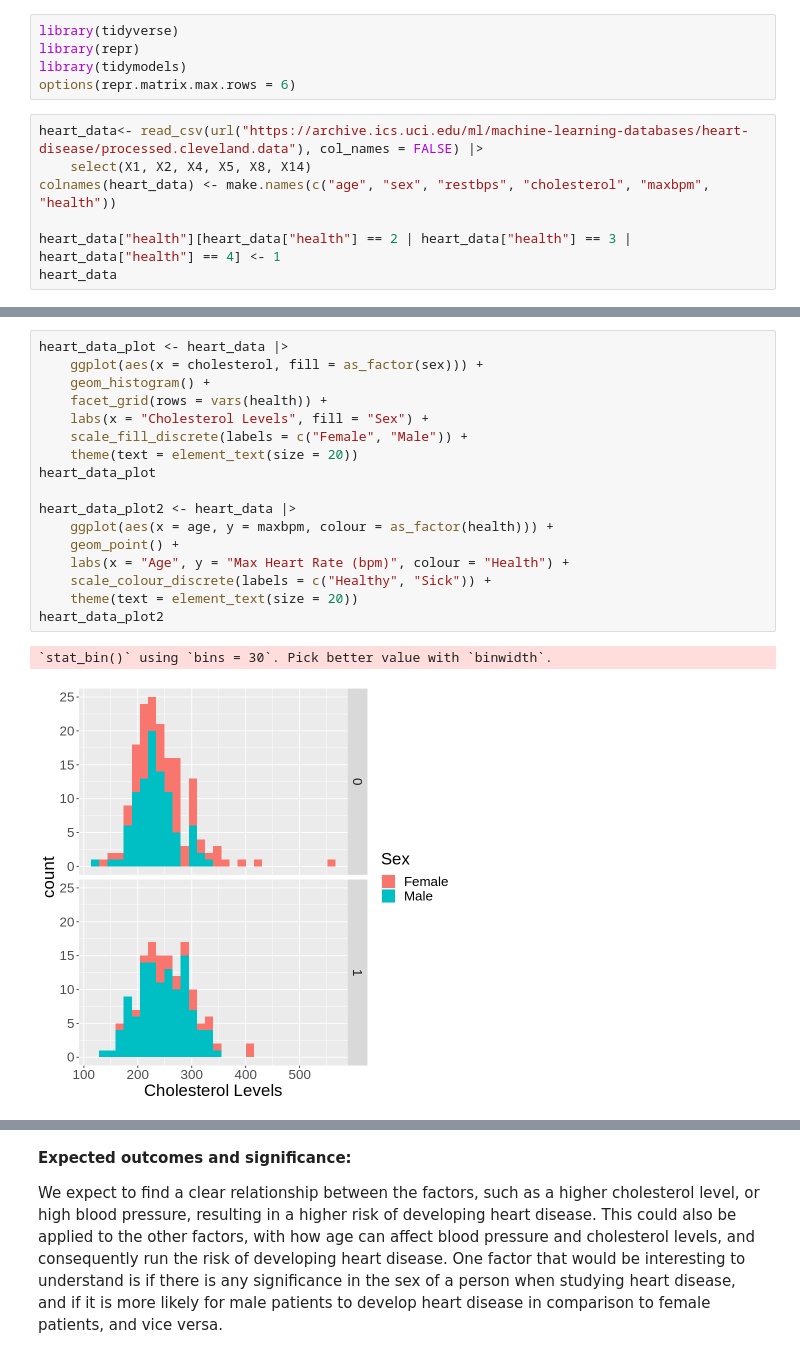
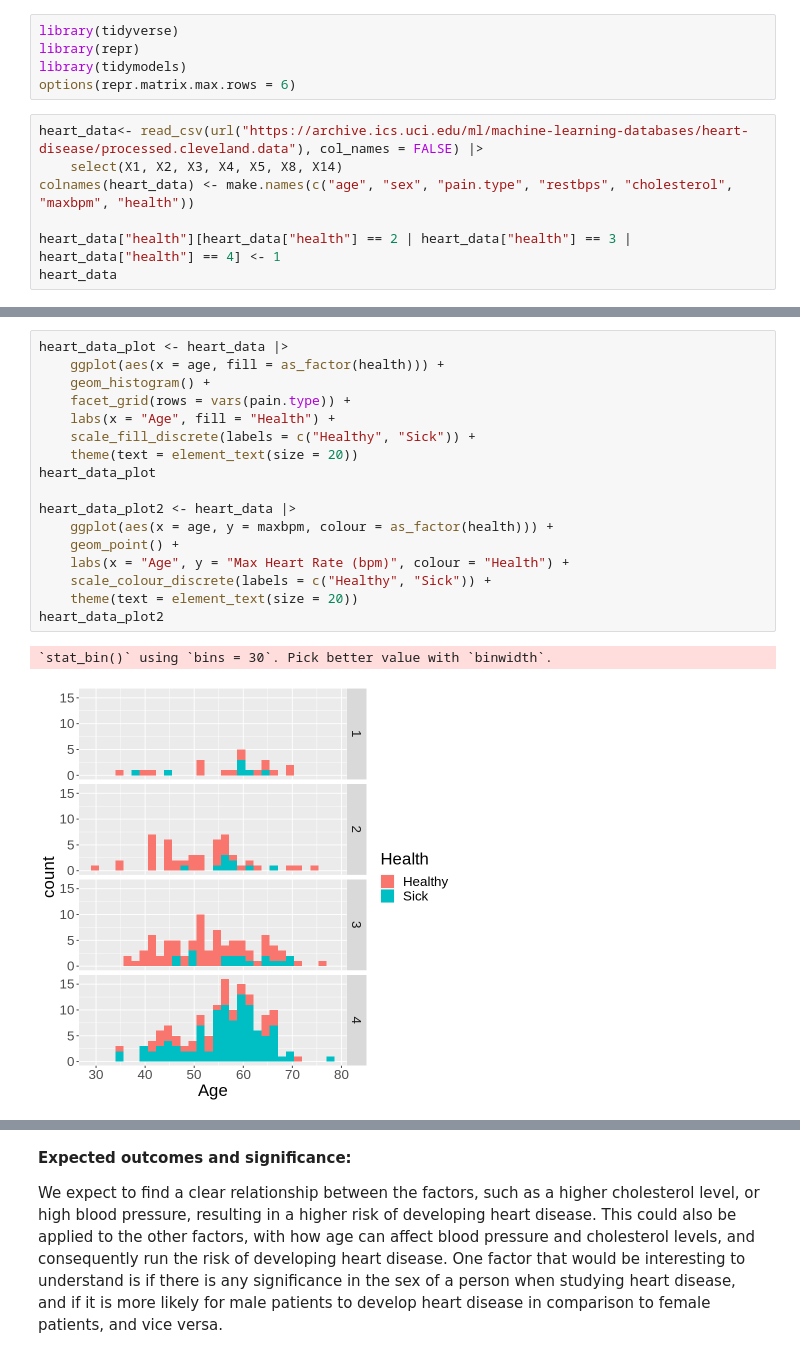
Before and after one commit to Sparsh-I/dsci-group-38, a Jupyter notebook: group_proposal.ipynb, the cells around one changed output, grey strips where cells are left out. Drawn from its saved outputs; the diff is of its cells as text.

```diff
--- a/group_proposal.ipynb
+++ b/group_proposal.ipynb
@@ -31,8 +29,8 @@ library(tidymodels)
 options(repr.matrix.max.rows = 6)
 # %%
 heart_data<- read_csv(url("https://archive.ics.uci.edu/ml/machine-learning-databases/heart-disease/processed.cleveland.data"), col_names = FALSE) |>
-    select(X1, X2, X4, X5, X8, X14)
-colnames(heart_data) <- make.names(c("age", "sex", "restbps", "cholesterol", "maxbpm", "health"))
+    select(X1, X2, X3, X4, X5, X8, X14)
+colnames(heart_data) <- make.names(c("age", "sex", "pain.type", "restbps", "cholesterol", "maxbpm", "health"))
 
 heart_data["health"][heart_data["health"] == 2 | heart_data["health"] == 3 | heart_data["health"] == 4] <- 1
 heart_data
@@ -58,23 +56,23 @@ A tibble: 303 × 6
 # %%
 heart_data_plot <- heart_data |>
-    ggplot(aes(x = cholesterol, fill = as_factor(sex))) +
+    ggplot(aes(x = age, fill = as_factor(health))) +
     geom_histogram() +
-    facet_grid(rows = vars(health)) +
-    labs(x = "Cholesterol Levels", fill = "Sex") +
-    scale_fill_discrete(labels = c("Female", "Male")) +
+    facet_grid(rows = vars(pain.type)) +
+    labs(x = "Age", fill = "Health") +
+    scale_fill_discrete(labels = c("Healthy", "Sick")) +
     theme(text = element_text(size = 20))
 heart_data_plot
 
 heart_data_plot2 <- heart_data |>
     ggplot(aes(x = age, y = maxbpm, colour = as_factor(health))) +
     geom_point() +
     labs(x = "Age", y = "Max Heart Rate (bpm)", colour = "Health") +
     scale_colour_discrete(labels = c("Healthy", "Sick")) +
     theme(text = element_text(size = 20))
 heart_data_plot2
 # %% [output]
 `stat_bin()` using `bins = 30`. Pick better value with `binwidth`.
-[figure, old version]
+[figure, new version]
 [figure]
 # %% [markdown]
 **Methods:**
```
Also changed, not shown: parts of 3 cells of this notebook.
